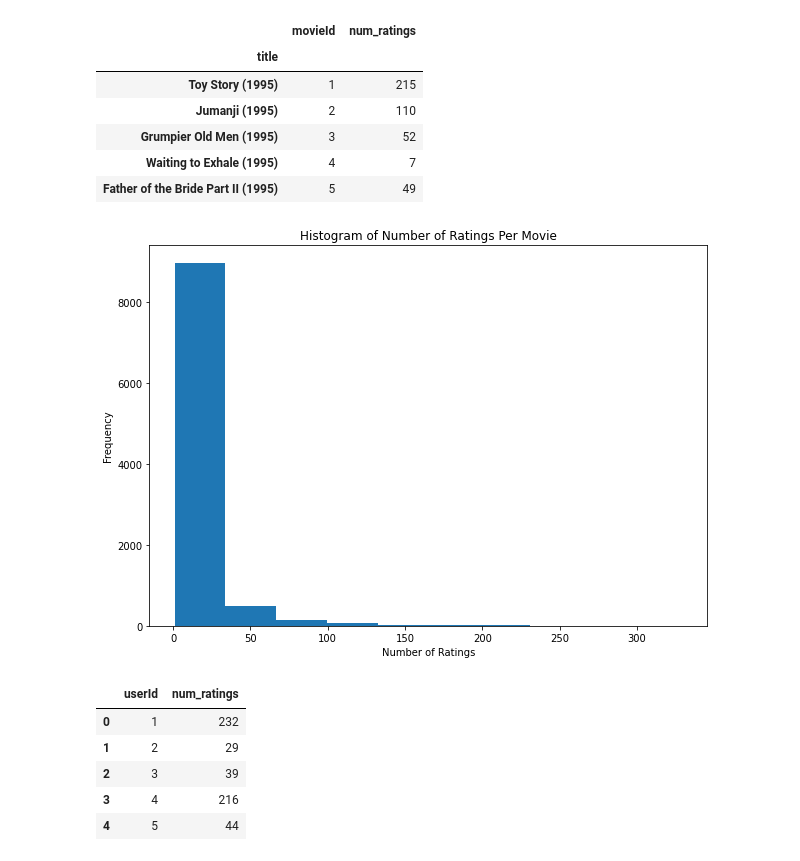
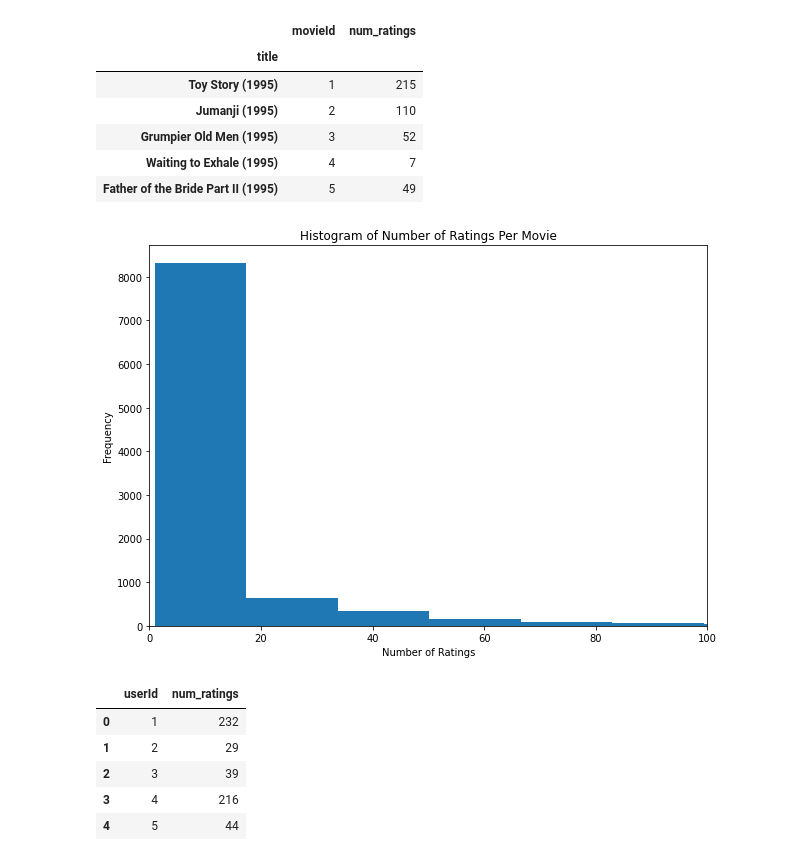
Before and after one commit to zachcarlson/MovieRecommender, a Jupyter notebook: Part1_EDA.ipynb, the cells around one changed output. Cells and saved outputs as stored; diff of their text form; code cells hidden in the pictures.

```diff
--- a/Part1_EDA.ipynb
+++ b/Part1_EDA.ipynb
@@ -373,18 +373,19 @@ pandas_movie_counts.head()
 # %%
 import matplotlib.pyplot as plt
 
 fig, ax = plt.subplots()
 
-ax.hist(pandas_movie_counts.num_ratings)
+ax.hist(pandas_movie_counts.num_ratings, bins=20)
 
 #customize appearance
 fig.set_size_inches([10, 7])
+plt.xlim([0,100])
 ax.set_title("Histogram of Number of Ratings Per Movie")
 ax.set_xlabel("Number of Ratings")
 ax.set_ylabel("Frequency")
 plt.show()
 # %% [output]
-[figure, old version]
+[figure, new version]
 # %%
 #get copy of pandas df
 pandas_user = pandas_movie_ratings.copy()
```
Also changed, not shown: parts of 4 cells of this notebook.
